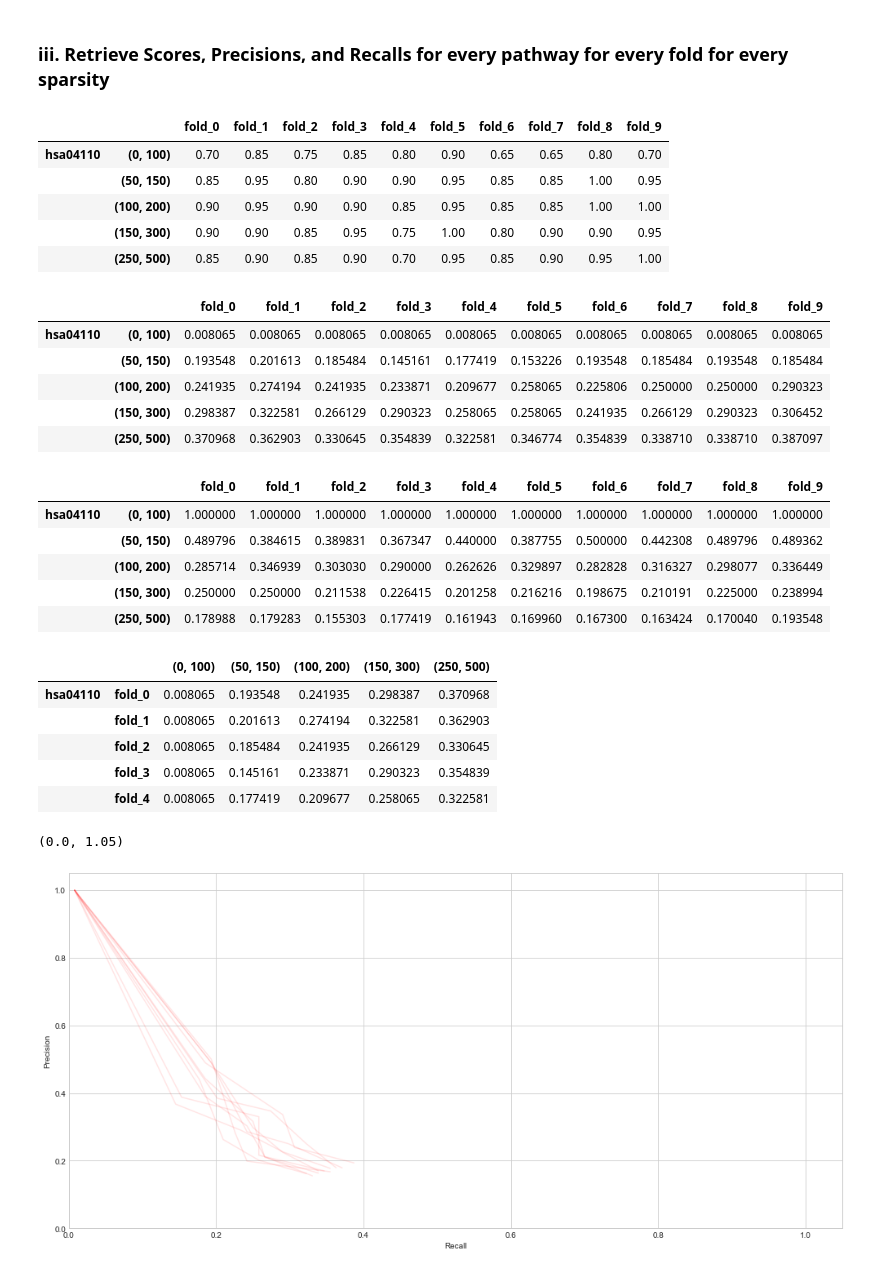
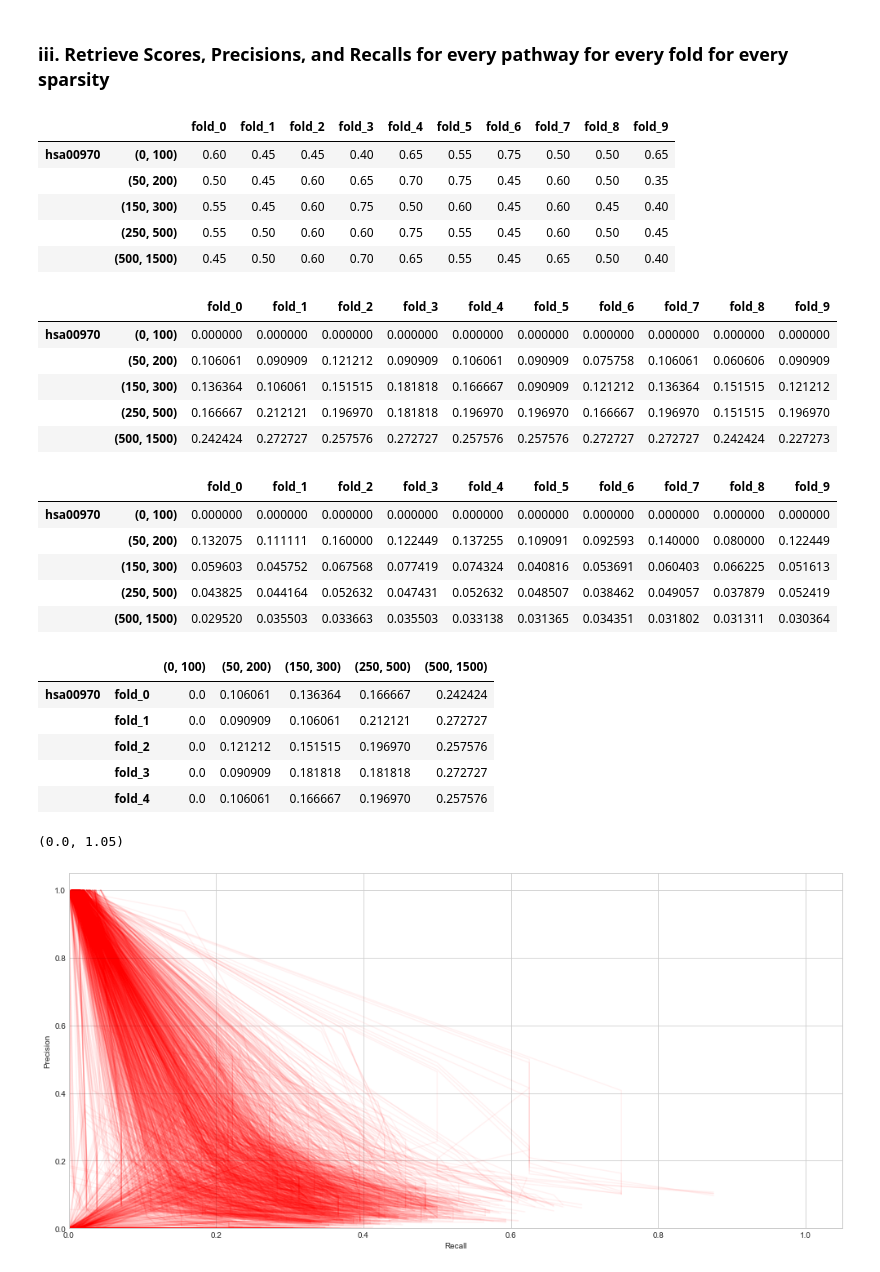
Before and after one commit to fraenkel-lab/GSLR, a Jupyter notebook: experiments/algorithms/gslr/gslr_pr_results.ipynb, the cells around one changed output. Saved outputs shown, nothing was run; the diff lists cells and outputs as text; code cells hidden in the pictures.

```diff
--- a/experiments/algorithms/gslr/gslr_pr_results.ipynb
+++ b/experiments/algorithms/gslr/gslr_pr_results.ipynb
@@ -33,3 +29,27 @@ results = pickle.load(open('gslr_pr_results.pickle', 'rb'))
+# %%
+results = ( pd.read_pickle("gslr_pr_results_0_9.pickle") +
+            pd.read_pickle("gslr_pr_results_10_19.pickle") +
+            pd.read_pickle("gslr_pr_results_20_29.pickle") +
+            pd.read_pickle("gslr_pr_results_30_39.pickle") +
+            pd.read_pickle("gslr_pr_results_40_49.pickle") +
+            pd.read_pickle("gslr_pr_results_50_59.pickle") +
+            pd.read_pickle("gslr_pr_results_60_69.pickle") +
+            pd.read_pickle("gslr_pr_results_70_79.pickle") +
+            pd.read_pickle("gslr_pr_results_80_89.pickle") +
+            pd.read_pickle("gslr_pr_results_90_99.pickle") +
+            pd.read_pickle("gslr_pr_results_100_109.pickle") +
+            pd.read_pickle("gslr_pr_results_110_119.pickle") +
+            pd.read_pickle("gslr_pr_results_120_129.pickle") +
+            pd.read_pickle("gslr_pr_results_130_139.pickle") +
+            pd.read_pickle("gslr_pr_results_140_149.pickle") +
+            pd.read_pickle("gslr_pr_results_150_159.pickle") +
+            pd.read_pickle("gslr_pr_results_160_169.pickle") +
+            pd.read_pickle("gslr_pr_results_170_179.pickle") +
+            pd.read_pickle("gslr_pr_results_180_189.pickle") +
+            pd.read_pickle("gslr_pr_results_190_199.pickle") +
+            pd.read_pickle("gslr_pr_results_200_209.pickle") +
+            pd.read_pickle("gslr_pr_results_210_219.pickle") +
+            pd.read_pickle("gslr_pr_results_220_229.pickle") )
 # %% [markdown]
 ### ii. Define Precision and Recall
 # %%
@@ -43,52 +63,52 @@ def precision(truth, pred):
 ### iii. Retrieve Scores, Precisions, and Recalls for every pathway for every fold for every sparsity
 # %%
 scores = pd.DataFrame({(pathway_id, sparsity): {'fold_'+str(i): fold_score for i, fold_score in enumerate(scores)} for pathway_id, sparsity, scores, features in results}).transpose()
-scores
+scores.head()
 # %% [output]
 |  |  | fold_0 | fold_1 | fold_2 | fold_3 | fold_4 | fold_5 | fold_6 | fold_7 | fold_8 | fold_9 |
-| hsa04110 | (0, 100) | 0.70 | 0.85 | 0.75 | 0.85 | 0.80 | 0.90 | 0.65 | 0.65 | 0.80 | 0.70 |
-|  | (50, 150) | 0.85 | 0.95 | 0.80 | 0.90 | 0.90 | 0.95 | 0.85 | 0.85 | 1.00 | 0.95 |
-|  | (100, 200) | 0.90 | 0.95 | 0.90 | 0.90 | 0.85 | 0.95 | 0.85 | 0.85 | 1.00 | 1.00 |
-|  | (150, 300) | 0.90 | 0.90 | 0.85 | 0.95 | 0.75 | 1.00 | 0.80 | 0.90 | 0.90 | 0.95 |
-|  | (250, 500) | 0.85 | 0.90 | 0.85 | 0.90 | 0.70 | 0.95 | 0.85 | 0.90 | 0.95 | 1.00 |
+| hsa00970 | (0, 100) | 0.60 | 0.45 | 0.45 | 0.40 | 0.65 | 0.55 | 0.75 | 0.50 | 0.50 | 0.65 |
+|  | (50, 200) | 0.50 | 0.45 | 0.60 | 0.65 | 0.70 | 0.75 | 0.45 | 0.60 | 0.50 | 0.35 |
+|  | (150, 300) | 0.55 | 0.45 | 0.60 | 0.75 | 0.50 | 0.60 | 0.45 | 0.60 | 0.45 | 0.40 |
+|  | (250, 500) | 0.55 | 0.50 | 0.60 | 0.60 | 0.75 | 0.55 | 0.45 | 0.60 | 0.50 | 0.45 |
+|  | (500, 1500) | 0.45 | 0.50 | 0.60 | 0.70 | 0.65 | 0.55 | 0.45 | 0.65 | 0.50 | 0.40 |
 # %%
-recalls = pd.DataFrame({(pathway_id, sparsity): {'fold_'+str(i): recall(set(pathways[pathway_id]), set(featureset)) for i, featureset in enumerate(featuresets)} for pathway_id, sparsity, scores, featuresets in results}).transpose()
+recalls = pd.DataFrame({(pathway_id, sparsity): {'fold_'+str(i): recall(set(pathways[pathway_id]), set(featureset)) for i, featureset in enumerate(featuresets)} for pathway_id, sparsity, scores, featuresets in results if len(pathways[pathway_id]) > 0}).transpose()
 recalls.head()
 # %% [output]
 |  |  | fold_0 | fold_1 | fold_2 | fold_3 | fold_4 | fold_5 | fold_6 | fold_7 | fold_8 | fold_9 |
-| hsa04110 | (0, 100) | 0.008065 | 0.008065 | 0.008065 | 0.008065 | 0.008065 | 0.008065 | 0.008065 | 0.008065 | 0.008065 | 0.008065 |
-|  | (50, 150) | 0.193548 | 0.201613 | 0.185484 | 0.145161 | 0.177419 | 0.153226 | 0.193548 | 0.185484 | 0.193548 | 0.185484 |
-|  | (100, 200) | 0.241935 | 0.274194 | 0.241935 | 0.233871 | 0.209677 | 0.258065 | 0.225806 | 0.250000 | 0.250000 | 0.290323 |
-|  | (150, 300) | 0.298387 | 0.322581 | 0.266129 | 0.290323 | 0.258065 | 0.258065 | 0.241935 | 0.266129 | 0.290323 | 0.306452 |
-|  | (250, 500) | 0.370968 | 0.362903 | 0.330645 | 0.354839 | 0.322581 | 0.346774 | 0.354839 | 0.338710 | 0.338710 | 0.387097 |
+| hsa00970 | (0, 100) | 0.000000 | 0.000000 | 0.000000 | 0.000000 | 0.000000 | 0.000000 | 0.000000 | 0.000000 | 0.000000 | 0.000000 |
+|  | (50, 200) | 0.106061 | 0.090909 | 0.121212 | 0.090909 | 0.106061 | 0.090909 | 0.075758 | 0.106061 | 0.060606 | 0.090909 |
+|  | (150, 300) | 0.136364 | 0.106061 | 0.151515 | 0.181818 | 0.166667 | 0.090909 | 0.121212 | 0.136364 | 0.151515 | 0.121212 |
+|  | (250, 500) | 0.166667 | 0.212121 | 0.196970 | 0.181818 | 0.196970 | 0.196970 | 0.166667 | 0.196970 | 0.151515 | 0.196970 |
+|  | (500, 1500) | 0.242424 | 0.272727 | 0.257576 | 0.272727 | 0.257576 | 0.257576 | 0.272727 | 0.272727 | 0.242424 | 0.227273 |
 # %%
 precisions = pd.DataFrame({(pathway_id, sparsity): {'fold_'+str(i): precision(set(pathways[pathway_id]), set(featureset)) for i, featureset in enumerate(featuresets)} for pathway_id, sparsity, scores, featuresets in results}).transpose()
 precisions.head()
 # %% [output]
 |  |  | fold_0 | fold_1 | fold_2 | fold_3 | fold_4 | fold_5 | fold_6 | fold_7 | fold_8 | fold_9 |
-| hsa04110 | (0, 100) | 1.000000 | 1.000000 | 1.000000 | 1.000000 | 1.000000 | 1.000000 | 1.000000 | 1.000000 | 1.000000 | 1.000000 |
-|  | (50, 150) | 0.489796 | 0.384615 | 0.389831 | 0.367347 | 0.440000 | 0.387755 | 0.500000 | 0.442308 | 0.489796 | 0.489362 |
-|  | (100, 200) | 0.285714 | 0.346939 | 0.303030 | 0.290000 | 0.262626 | 0.329897 | 0.282828 | 0.316327 | 0.298077 | 0.336449 |
-|  | (150, 300) | 0.250000 | 0.250000 | 0.211538 | 0.226415 | 0.201258 | 0.216216 | 0.198675 | 0.210191 | 0.225000 | 0.238994 |
-|  | (250, 500) | 0.178988 | 0.179283 | 0.155303 | 0.177419 | 0.161943 | 0.169960 | 0.167300 | 0.163424 | 0.170040 | 0.193548 |
+| hsa00970 | (0, 100) | 0.000000 | 0.000000 | 0.000000 | 0.000000 | 0.000000 | 0.000000 | 0.000000 | 0.000000 | 0.000000 | 0.000000 |
+|  | (50, 200) | 0.132075 | 0.111111 | 0.160000 | 0.122449 | 0.137255 | 0.109091 | 0.092593 | 0.140000 | 0.080000 | 0.122449 |
+|  | (150, 300) | 0.059603 | 0.045752 | 0.067568 | 0.077419 | 0.074324 | 0.040816 | 0.053691 | 0.060403 | 0.066225 | 0.051613 |
+|  | (250, 500) | 0.043825 | 0.044164 | 0.052632 | 0.047431 | 0.052632 | 0.048507 | 0.038462 | 0.049057 | 0.037879 | 0.052419 |
+|  | (500, 1500) | 0.029520 | 0.035503 | 0.033663 | 0.035503 | 0.033138 | 0.031365 | 0.034351 | 0.031802 | 0.031311 | 0.030364 |
 # %%
 recalls = recalls.stack().unstack(level=1)
 precisions = precisions.stack().unstack(level=1)
 recalls.head()
 # %% [output]
-|  |  | (0, 100) | (50, 150) | (100, 200) | (150, 300) | (250, 500) |
-| hsa04110 | fold_0 | 0.008065 | 0.193548 | 0.241935 | 0.298387 | 0.370968 |
-|  | fold_1 | 0.008065 | 0.201613 | 0.274194 | 0.322581 | 0.362903 |
-|  | fold_2 | 0.008065 | 0.185484 | 0.241935 | 0.266129 | 0.330645 |
-|  | fold_3 | 0.008065 | 0.145161 | 0.233871 | 0.290323 | 0.354839 |
-|  | fold_4 | 0.008065 | 0.177419 | 0.209677 | 0.258065 | 0.322581 |
+|  |  | (0, 100) | (50, 200) | (150, 300) | (250, 500) | (500, 1500) |
+| hsa00970 | fold_0 | 0.0 | 0.106061 | 0.136364 | 0.166667 | 0.242424 |
+|  | fold_1 | 0.0 | 0.090909 | 0.106061 | 0.212121 | 0.272727 |
+|  | fold_2 | 0.0 | 0.121212 | 0.151515 | 0.196970 | 0.257576 |
+|  | fold_3 | 0.0 | 0.090909 | 0.181818 | 0.181818 | 0.272727 |
+|  | fold_4 | 0.0 | 0.106061 | 0.166667 | 0.196970 | 0.257576 |
 # %%
-[plt.plot(recalls.iloc[k].values, precisions.iloc[k].values, c='r', alpha=0.1) for k in range(len(recalls))]
+[plt.plot(recalls.iloc[k].values, precisions.iloc[k].values, c='r', alpha=0.05) for k in range(len(recalls))]
 
 plt.xlabel('Recall')
 plt.ylabel('Precision')
 plt.ylim([0.0, 1.05])
 plt.xlim([0.0, 1.05])
 # %% [output]
 (0.0, 1.05)
-[figure, old version]
+[figure, new version]
```
Also changed, not shown: parts of 3 cells of this notebook, 2 other files.
